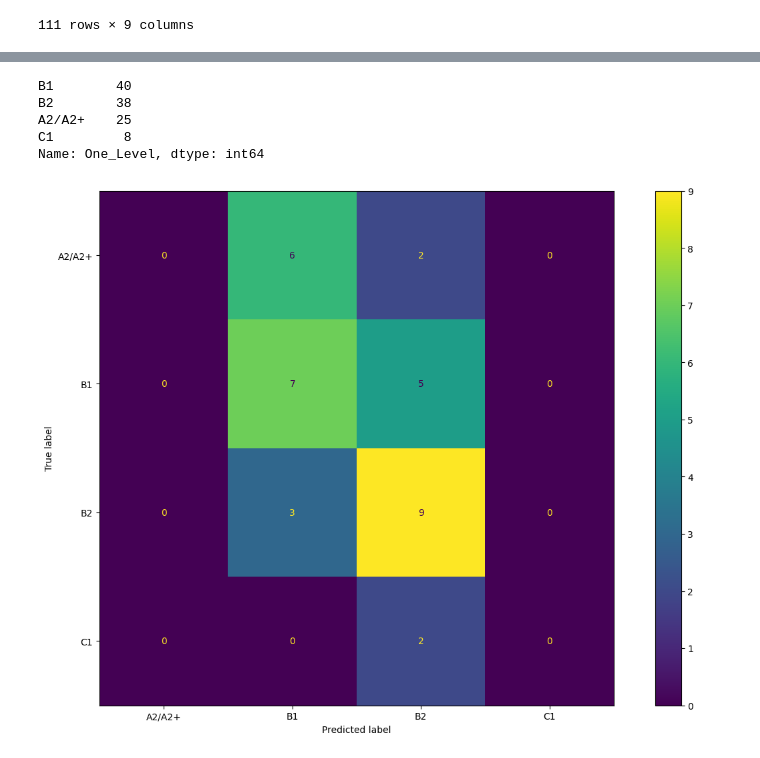
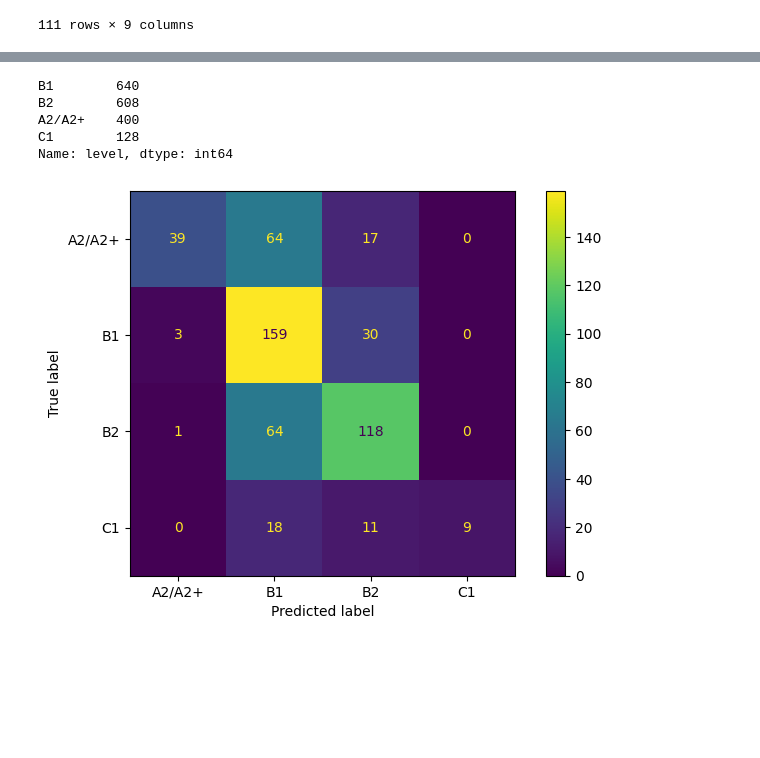
Before and after one commit to kirillva/workshop02, a Jupyter notebook: subtitles.ipynb, the cells around one changed output, grey strips where cells are left out. Cells and saved outputs as stored; diff of their text form; code cells hidden in the pictures; blank space fills up the shorter version.

```diff
--- a/subtitles.ipynb
+++ b/subtitles.ipynb
@@ -143,7 +146,7 @@ def search_best_estimator(pipeline, param_grid, x, y):
     return hrs.best_estimator_
 # %%
 def plot_confusion_matrix(y_test, y_preds, model):
-    fig, ax = plt.subplots(figsize=(16,10))
+    fig, ax = plt.subplots(figsize=(8,5))
     cm = confusion_matrix(y_test, y_preds)
     cmp = ConfusionMatrixDisplay(cm, display_labels = model.classes_ )
     cmp.plot(ax=ax)
@@ -213,37 +196,55 @@ def getClass(title):
         return 'A2/A2+'
 # %%
 films['One_Level'] = films['Level'].apply(getClass)
-# %%
-films['One_Level'].value_counts()
-# %% [output]
-B1        40
-B2        38
-A2/A2+    25
-C1         8
-Name: One_Level, dtype: int64
+# %%
+df_films = films[['One_Level', 'content']].reset_index(drop=True)
+df_films.columns = ['level', 'content']
+# %%
+def split_text(df, factor = 2):
+    df_splitted = df
+    for i in range(factor):
+        new_data = []
+        for i in df_splitted.index:
+            content = df_splitted.loc[i, 'content'].split(' ')
+            middle = len(content) // 2
+            new_data.append({'level': df_splitted.loc[i, 'level'], 'content': ' '.join(content[0:middle]) })
+            new_data.append({'level': df_splitted.loc[i, 'level'], 'content': ' '.join(content[middle: len(content)]) })
+
+        df_splitted = pd.DataFrame(new_data)
+
+    return df_splitted
+# %%
+df_films_splitted = split_text(df_films, factor=4)
+# %%
+df_films_splitted['level'].value_counts()
+# %% [output]
+B1        640
+B2        608
+A2/A2+    400
+C1        128
+Name: level, dtype: int64
 # %%
-x, y = films['content'].tolist(), films['One_Level'].tolist()
+x, y = df_films_splitted['content'].tolist(), df_films_splitted['level'].tolist()
 
 pipeline = Pipeline(
     steps = [("tfidf", TfidfVectorizer() ),("base", RandomForestClassifier() )]
 )
 
 param_grid = {
     # "tfidf__min_df": [i for i in range(25,35,5)],
     # "base__n_estimators": [i for i in range(150,250,50)],
     # "base__max_depth": [i for i in range(25,35,5)],
     # "base__min_samples_split":[i for i in range(6,10,2)],
     # "base__min_samples_leaf": [2],
 }
 
 estimator = search_best_estimator(pipeline, param_grid, x, y)
 
 X_train, X_test, y_train, y_test = train_test_split(
     x, y, random_state=42, test_size=0.3, stratify=y
 )
+estimator.fit(X_train, y_train)
+y_preds = estimator.predict(X_test)
+plot_confusion_matrix(y_test, y_preds, estimator)
+# %% [output]
+[figure, added]
-# %%
-estimator.fit(X_train, y_train)
-y_preds = estimator.predict(X_test)
-plot_confusion_matrix(y_test, y_preds, estimator)
-# %% [output]
-[figure, removed]
```
Also changed, not shown: parts of 5 cells of this notebook.
